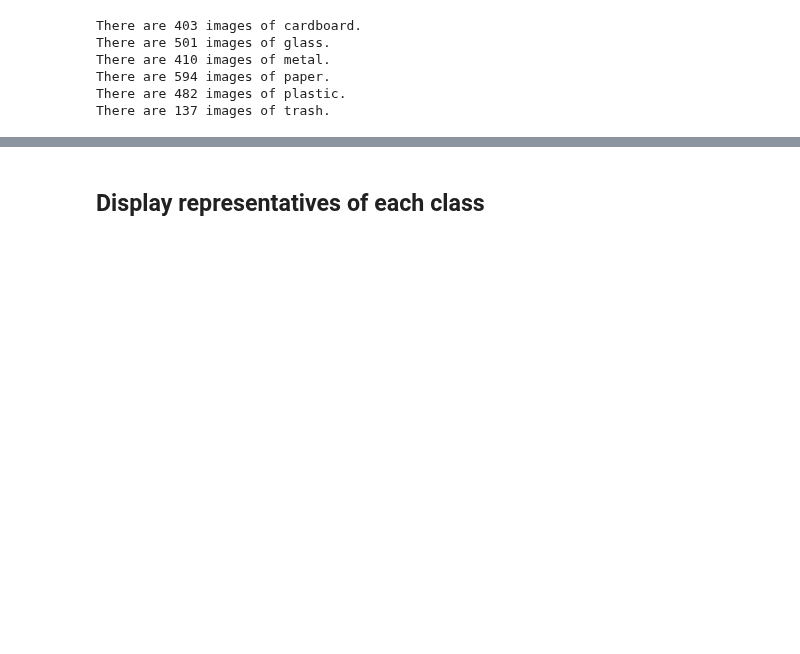
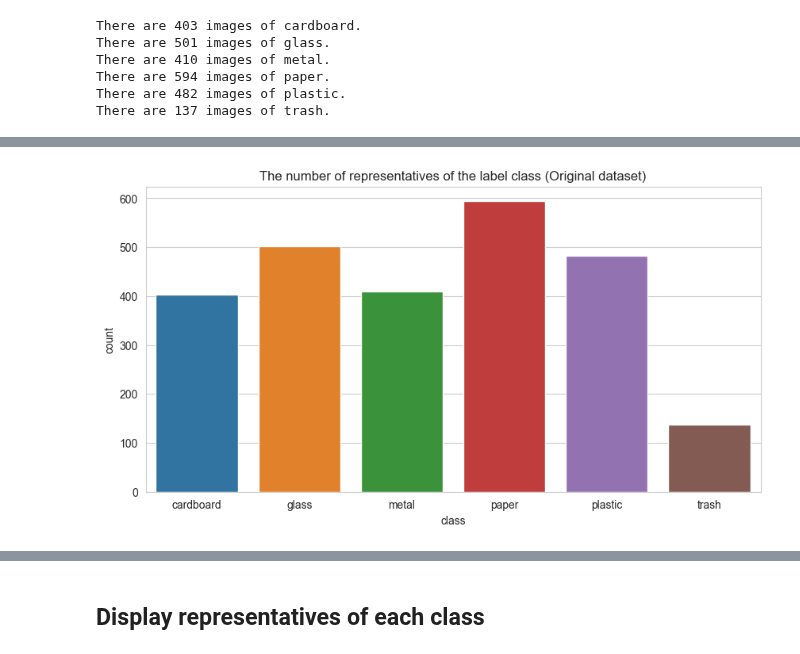
Before and after one commit to Mykhailo20/DS_Bootcamp_2023, a Jupyter notebook: Final_Project/Analysis/1_TF_Classification_DNN.ipynb, the cells around one changed output, grey strips where cells are left out. Drawn from its saved outputs; the diff is of its cells as text; code cells hidden in the pictures; blank space fills up the shorter version.

```diff
--- a/Final_Project/Analysis/1_TF_Classification_DNN.ipynb
+++ b/Final_Project/Analysis/1_TF_Classification_DNN.ipynb
@@ -161,0 +237,10 @@ There are 137 images of trash.
+# %%
+classes_representatives = {'cardboard': len(cardboard_image_names),
+                           'glass': len(glass_image_names),
+                           'metal': len(metal_image_names),
+                           'paper': len(paper_image_names),
+                           'plastic': len(plastic_image_names),
+                           'trash': len(trash_image_names)
+                          }
+for label_class in classes_representatives.keys():
+    print(f"There are {classes_representatives[label_class]} images of {label_class}.")
@@ -161,0 +254,3 @@ There are 137 images of trash.
+# %%
+classes_df = pd.DataFrame(list(classes_representatives.items()), columns=['class', 'count'])
+classes_df
@@ -161,0 +265,9 @@ There are 137 images of trash.
+# %%
+sns.set_style('whitegrid')
+plt.figure(figsize = (10, 5))
+sns.barplot(data=classes_df, x='class', y='count')
+plt.title('The number of representatives of the label class (Original dataset)')
+plt.savefig('graphs/original_barplot.png')
+plt.show()
+# %% [output]
+[figure, added]
```
Also changed, not shown: parts of 24 cells of this notebook.
